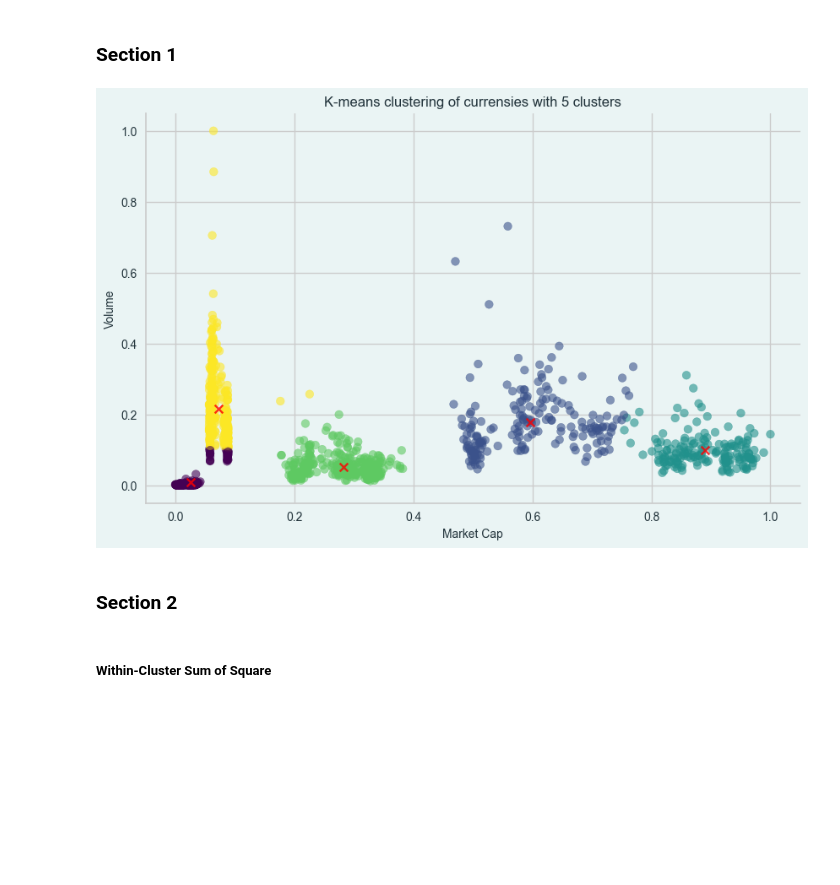
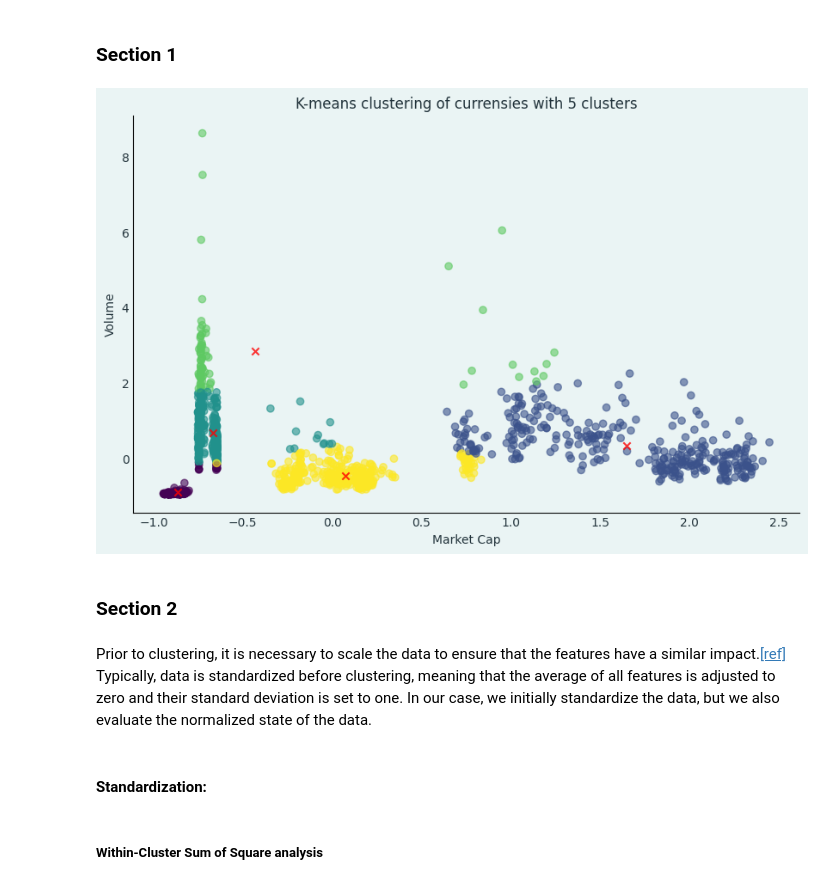
Before and after one commit to mr-robot77/Quera_G11-Project2, a Jupyter notebook: Problem 1/k-means.ipynb, the cells around one changed output. Saved outputs shown, nothing was run; the diff lists cells and outputs as text; code cells hidden in the pictures; blank space fills up the shorter version.

Commit message:
add normalize and complete markdowns

```diff
--- a/Problem 1/k-means.ipynb
+++ b/Problem 1/k-means.ipynb
@@ -52,30 +53,34 @@ Due to Bitcoin's popularity and Tether's status as a well-known stablecoin, both
 <h3>Section 1</h6>
 # %%
 data = df[["market_cap", "volume"]]
-scaler = MinMaxScaler()
-#scaler = StandardScaler()
+#scaler = MinMaxScaler()
+scaler = StandardScaler()
 data = pd.DataFrame(scaler.fit_transform(data))
 kmeans = KMeans(n_clusters=5, random_state=42)
 kmeans.fit(data)
 centers = kmeans.cluster_centers_
 
 fig, ax = plt.subplots(figsize=(10, 6))
 ax.scatter(data[0], data[1], c=kmeans.labels_, marker="o", cmap="viridis", alpha=0.6)
 ax.scatter(centers[:, 0], centers[:, 1], c="red", marker="x", alpha=0.8)
 ax.set_title("K-means clustering of currensies with 5 clusters", fontsize=12, color="#22333b")
 ax.set_ylabel("Volume", fontsize=10, color="#22333b")
 ax.set_xlabel("Market Cap", fontsize=10, color="#22333b")
 ax.tick_params(axis="both", length=0, labelcolor="#22333b")
 ax.set_facecolor("#EAF4f4")
 fig.set_facecolor("#EAF4f4")
 ax.spines["top"].set_visible(False)
 ax.spines["right"].set_visible(False)
 # %% [output]
-[figure, old version]
+[figure, new version]
 # %% [markdown]
-<h3>Section 2</h6>
+<h3>Section 2</h3>
+# %% [markdown]
+Prior to clustering, it is necessary to scale the data to ensure that the features have a similar impact.[[ref]](https://towardsdatascience.com/normalization-vs-standardization-cb8fe15082eb/) Typically, data is standardized before clustering, meaning that the average of all features is adjusted to zero and their standard deviation is set to one. In our case, we initially standardize the data, but we also evaluate the normalized state of the data.
+# %% [markdown]
+<h4>Standardization:</h4>
 # %% [markdown]
-<h5>Within-Cluster Sum of Square</h5>
+<h5>Within-Cluster Sum of Square analysis</h5>
 # %%
 iner = []
 for i in range(2, 11):
```
Also changed, not shown: parts of 18 cells of this notebook.
